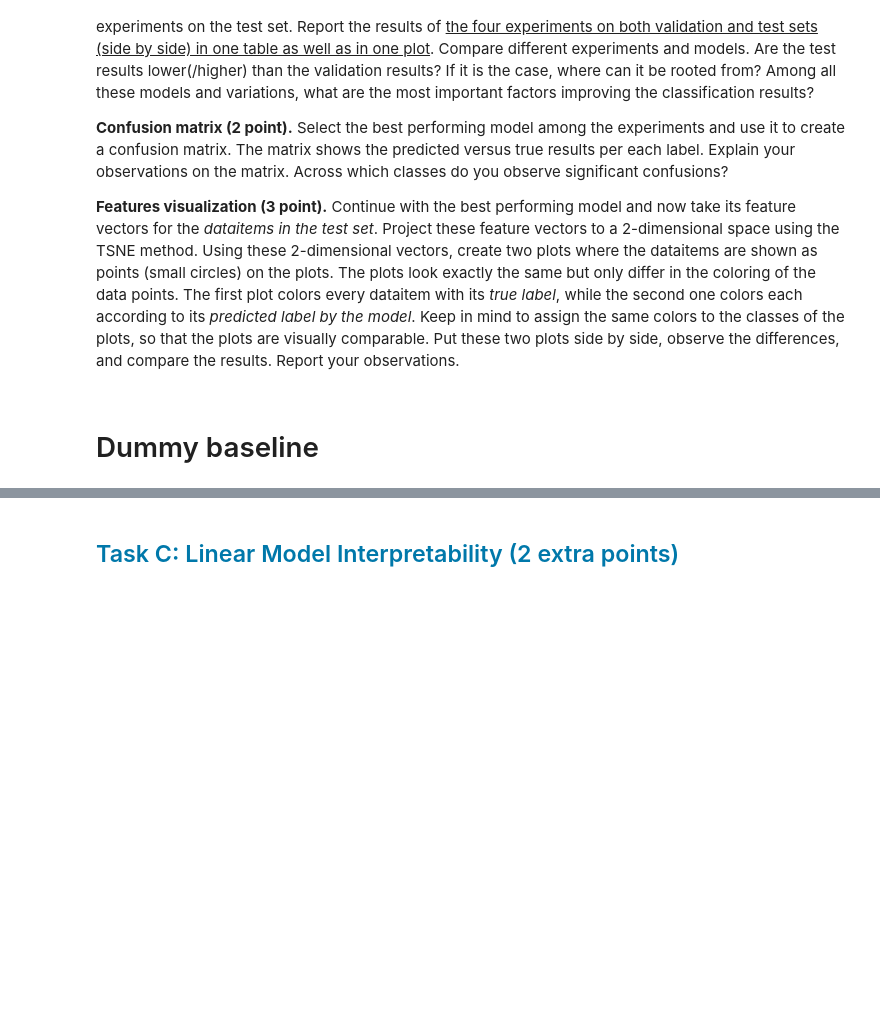
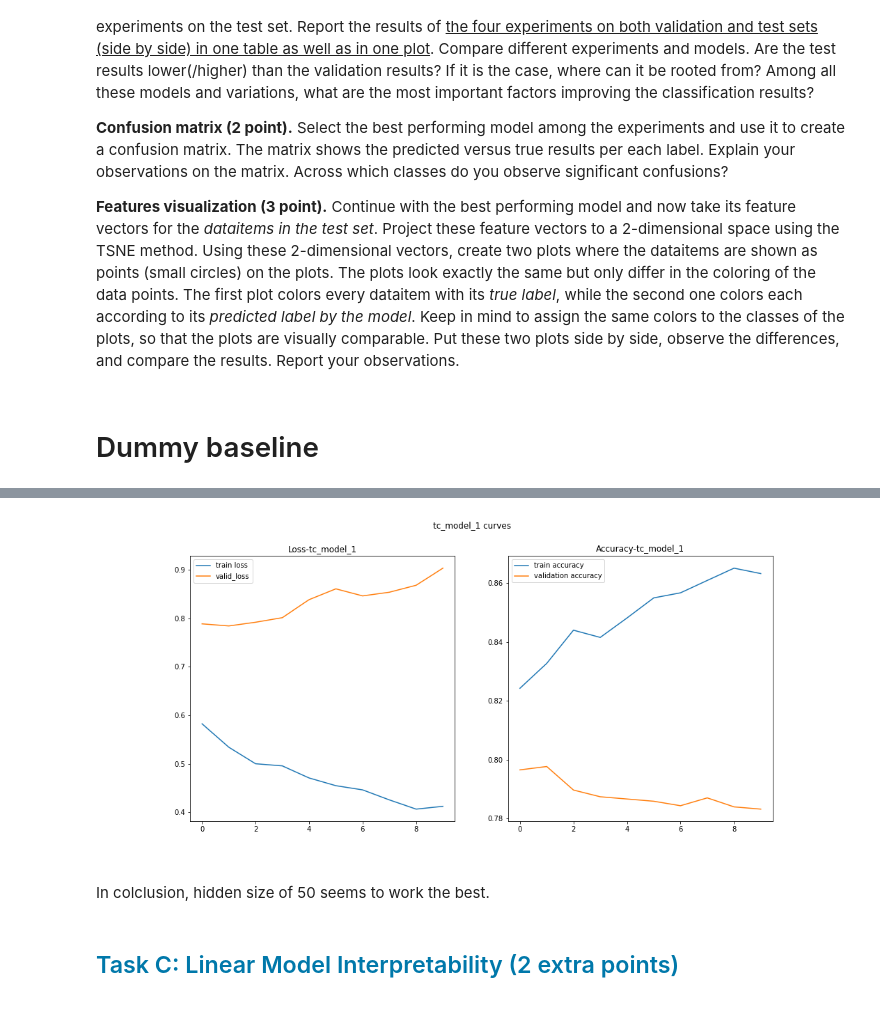
Before and after one commit to ozoin/NLP_Project, a Jupyter notebook: Assignment1.ipynb, the cells around one changed output, grey strips where cells are left out. Drawn from its saved outputs; the diff is of its cells as text; code cells hidden in the pictures; blank space fills up the shorter version.

```diff
--- a/Assignment1.ipynb
+++ b/Assignment1.ipynb
@@ -433,0 +811,5 @@ Using the dummy baseline we get...
+# %%
+tc_best_model, tc_best_model_stats = choose_best_model(tc_val,
+                                     tc_train_loader,
+                                     tc_valid_loader,
+                                     'tc')
@@ -434,3 +837,9 @@ Using the dummy baseline we get...
+# %%
+Image.open(tc_best_model_stats)
+# %% [output]
+[figure, added]
+# %% [markdown]
+In colclusion, hidden size of 50 seems to work the best.
 # %% [markdown]
 <a name="section-optional"></a><h2 style="color:rgb(0,120,170)">Task C: Linear Model Interpretability (2 extra points)</h2>
 # %% [markdown]
```
Also changed, not shown: parts of 29 cells of this notebook.
